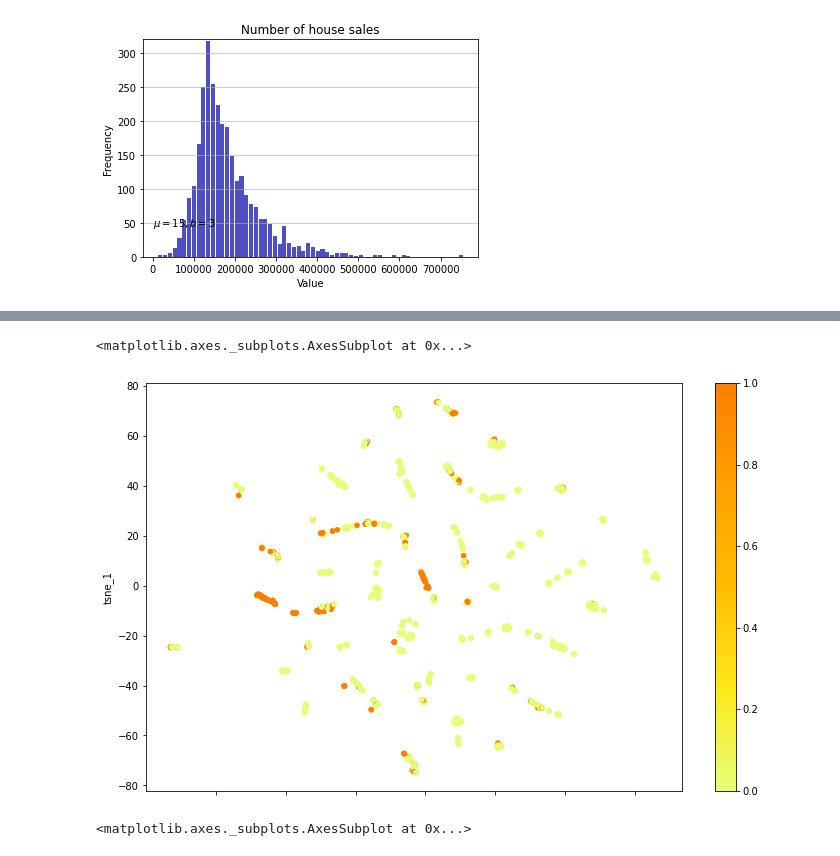
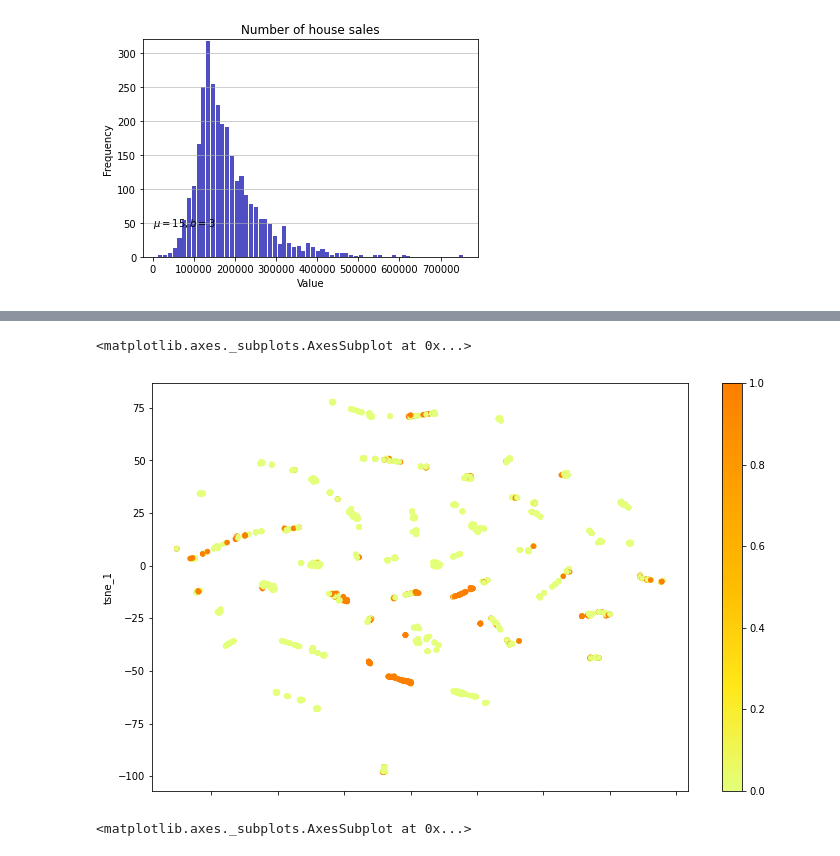
Before and after one commit to Andrzej94-ai/kaggle, a Jupyter notebook: kaagle.ipynb, the cells around one changed output, grey strips where cells are left out. Cells and saved outputs as stored; diff of their text form; code cells hidden in the pictures.

```diff
--- a/kaagle.ipynb
+++ b/kaagle.ipynb
@@ -198,0 +96,5 @@ Name: Sale Condition, dtype: int64
+# %%
+#Sprawdzenie braku danych dla kategorii Electrical i uzupełnienie braku najbardziej popularną kategorią
+print(data.groupby(by='Electrical')['Electrical'].count())
+
+data['Electrical'] = data['Electrical'].fillna('SBrkr')
@@ -349,18 +391,15 @@ data.corr()['SUKCES'].reset_index().sort_values(by='SUKCES', ascending=False)
-# %%
-#zamiana pustych wartości
-data.fillna(0.0, inplace=True)
 # %%
 #odseparowanie klas za pomoca TSNE
 from sklearn.manifold import TSNE
 tsne = TSNE(n_components=2)
 data_2d = tsne.fit_transform(
-    data.drop(columns=['Yr Sold', 'SalePrice', 'SUKCES'])
+    data.drop(columns=['Mo Sold', 'Yr Sold', 'SalePrice', 'SUKCES'])
 )
 data_2d_df = pd.DataFrame(data_2d, columns = ['tsne_0', 'tsne_1'])
 data_2d_df.plot.scatter(x='tsne_0', y='tsne_1', c=data['SUKCES'], cmap='Wistia', figsize=(12.0, 7.5))
 # %% [output]
 <matplotlib.axes._subplots.AxesSubplot at 0x...>
-[figure, old version]
+[figure, new version]
 # %%
 #odseparowanie klas za pomoca PCA
 from sklearn.decomposition import PCA
```
Also changed, not shown: parts of 68 cells of this notebook.
